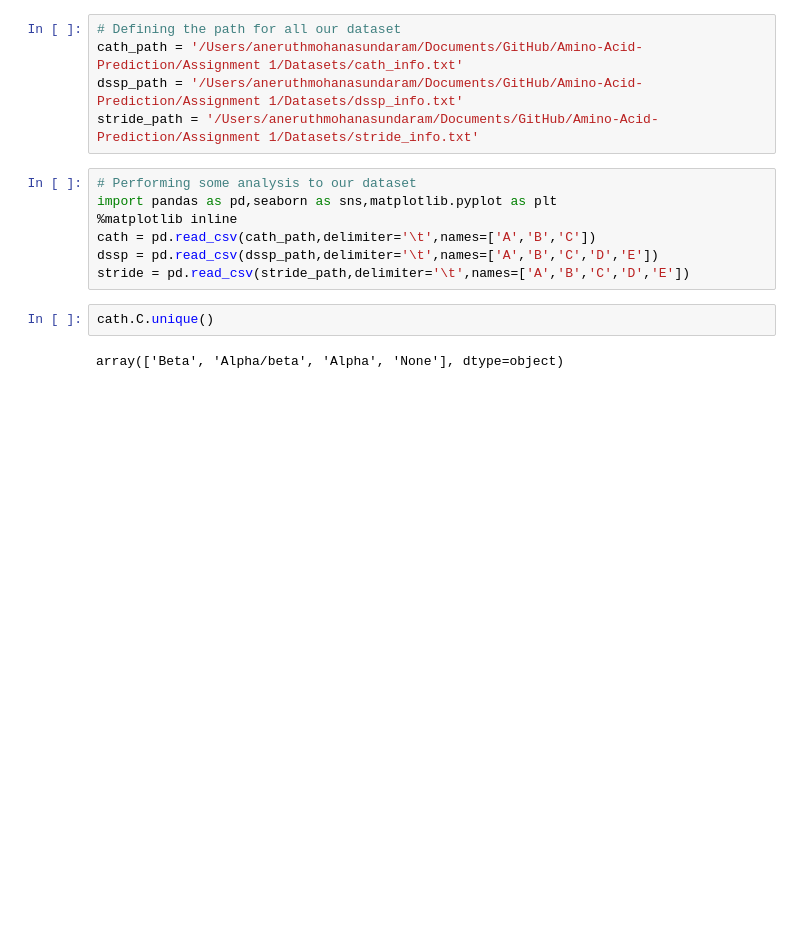
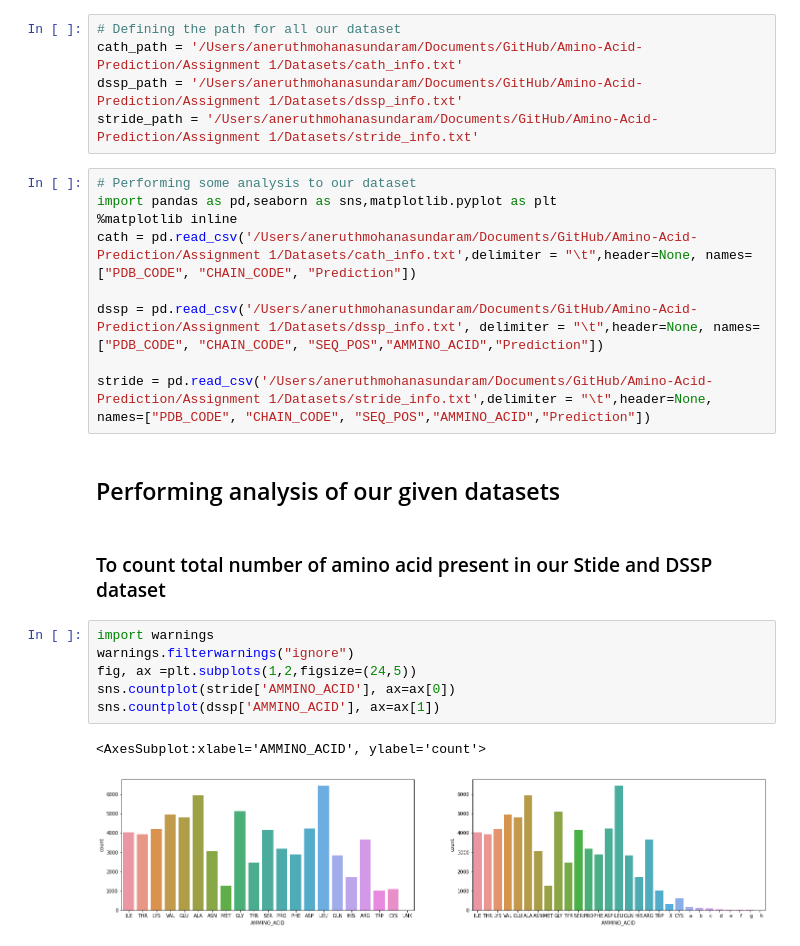
Before and after one commit to Aneruth/Advance-Bioinformatics, a Jupyter notebook: Assignment 1/Soruce Code/Final.ipynb, the cells around one changed output. Drawn from its saved outputs; the diff is of its cells as text; blank space fills up the shorter version.

```diff
--- a/Assignment 1/Soruce Code/Final.ipynb
+++ b/Assignment 1/Soruce Code/Final.ipynb
@@ -7,10 +7,21 @@ stride_path = '/Users/aneruthmohanasundaram/Documents/GitHub/Amino-Acid-Predicti
 # Performing some analysis to our dataset
 import pandas as pd,seaborn as sns,matplotlib.pyplot as plt
 %matplotlib inline
-cath = pd.read_csv(cath_path,delimiter='\t',names=['A','B','C'])
-dssp = pd.read_csv(dssp_path,delimiter='\t',names=['A','B','C','D','E'])
-stride = pd.read_csv(stride_path,delimiter='\t',names=['A','B','C','D','E'])
+cath = pd.read_csv('/Users/aneruthmohanasundaram/Documents/GitHub/Amino-Acid-Prediction/Assignment 1/Datasets/cath_info.txt',delimiter = "\t",header=None, names=["PDB_CODE", "CHAIN_CODE", "Prediction"])
+
+dssp = pd.read_csv('/Users/aneruthmohanasundaram/Documents/GitHub/Amino-Acid-Prediction/Assignment 1/Datasets/dssp_info.txt', delimiter = "\t",header=None, names=["PDB_CODE", "CHAIN_CODE", "SEQ_POS","AMMINO_ACID","Prediction"])
+
+stride = pd.read_csv('/Users/aneruthmohanasundaram/Documents/GitHub/Amino-Acid-Prediction/Assignment 1/Datasets/stride_info.txt',delimiter = "\t",header=None, names=["PDB_CODE", "CHAIN_CODE", "SEQ_POS","AMMINO_ACID","Prediction"])
-# %%
-cath.C.unique()
-# %% [output]
-array(['Beta', 'Alpha/beta', 'Alpha', 'None'], dtype=object)
+# %% [markdown]
+## Performing analysis of our given datasets
+# %% [markdown]
+### To count total number of amino acid present in our Stide and DSSP dataset
+# %%
+import warnings
+warnings.filterwarnings("ignore")
+fig, ax =plt.subplots(1,2,figsize=(24,5))
+sns.countplot(stride['AMMINO_ACID'], ax=ax[0])
+sns.countplot(dssp['AMMINO_ACID'], ax=ax[1])
+# %% [output]
+<AxesSubplot:xlabel='AMMINO_ACID', ylabel='count'>
+[figure, added]
```
Also changed, not shown: parts of 6 cells of this notebook.
